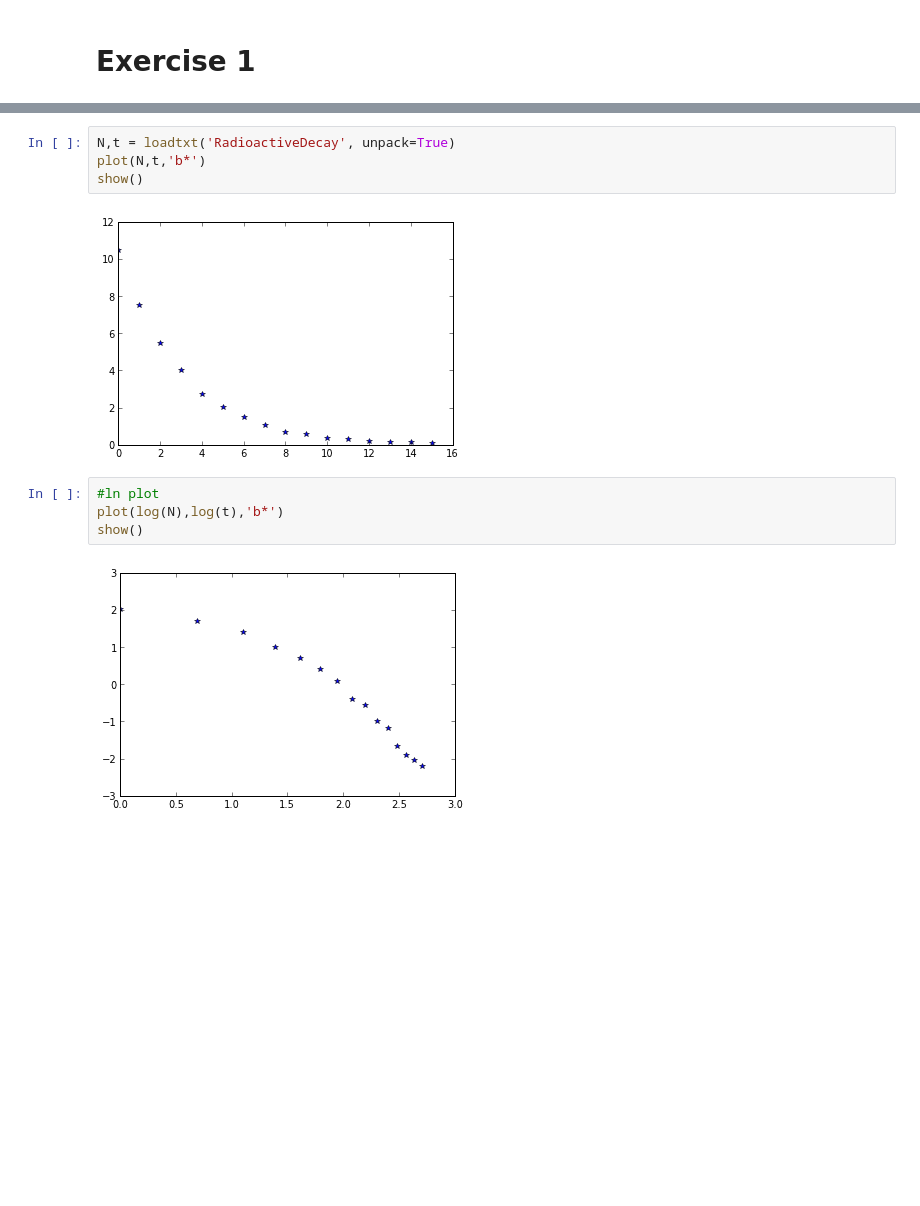
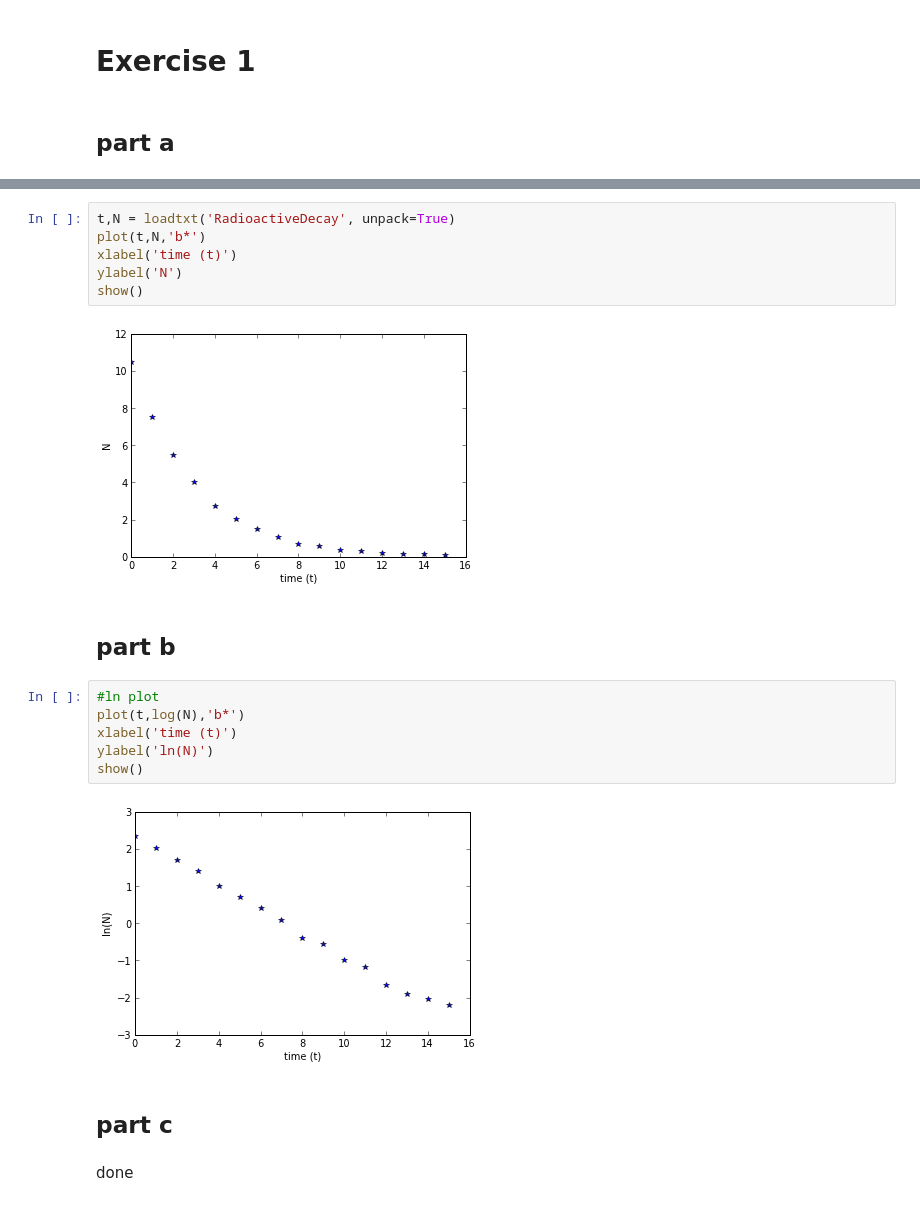
Before and after one commit to jruncoPHYS202/PHYS202-S13, a Jupyter notebook: week10/LinearRegression.ipynb, the cells around one changed output, grey strips where cells are left out. Drawn from its saved outputs; the diff is of its cells as text; blank space fills up the shorter version.

Commit message:
done with generic curve fitting stuff

```diff
--- a/week10/LinearRegression.ipynb
+++ b/week10/LinearRegression.ipynb
@@ -1,6 +1,9 @@
 # %% [markdown]
 Exercise 1
 =
+# %% [markdown]
+part a
+-
 # %%
 DataIn = loadtxt('RadioactiveDecay') #made a nano file and loaded it into here
 print DataIn
@@ -22,14 +25,26 @@ print DataIn
  [ 14.     0.13]
  [ 15.     0.11]]
 # %%
-N,t = loadtxt('RadioactiveDecay', unpack=True)
-plot(N,t,'b*')
+t,N = loadtxt('RadioactiveDecay', unpack=True)
+plot(t,N,'b*')
+xlabel('time (t)')
+ylabel('N')
 show()
 # %% [output]
-[figure, old version]
+[figure, new version]
+# %% [markdown]
+part b
+-
 # %%
 #ln plot
-plot(log(N),log(t),'b*')
+plot(t,log(N),'b*')
+xlabel('time (t)')
+ylabel('ln(N)')
 show()
 # %% [output]
-[figure, old version]
+[figure, new version]
+# %% [markdown]
+part c
+-
+# %% [markdown]
+done
```
Also changed, not shown: parts of 28 cells of this notebook, 3 other files.
